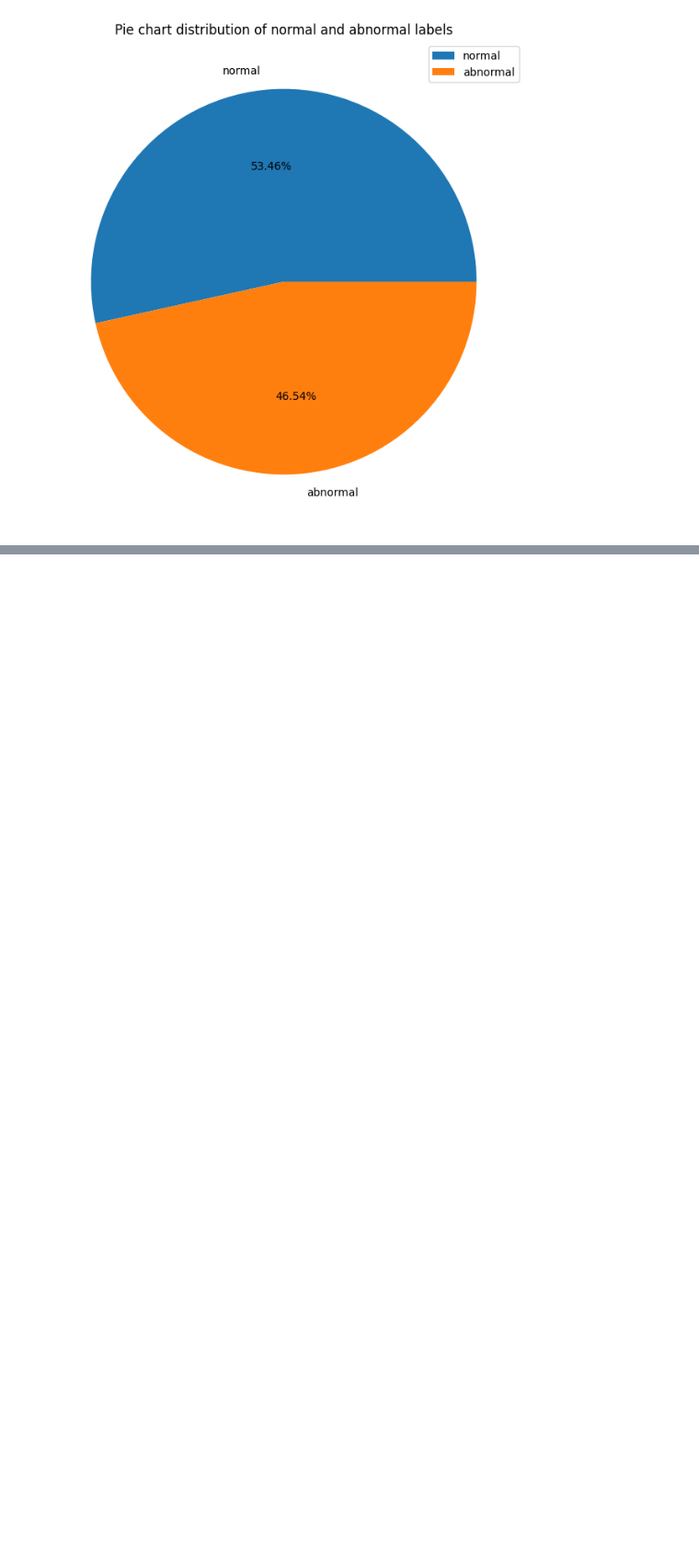
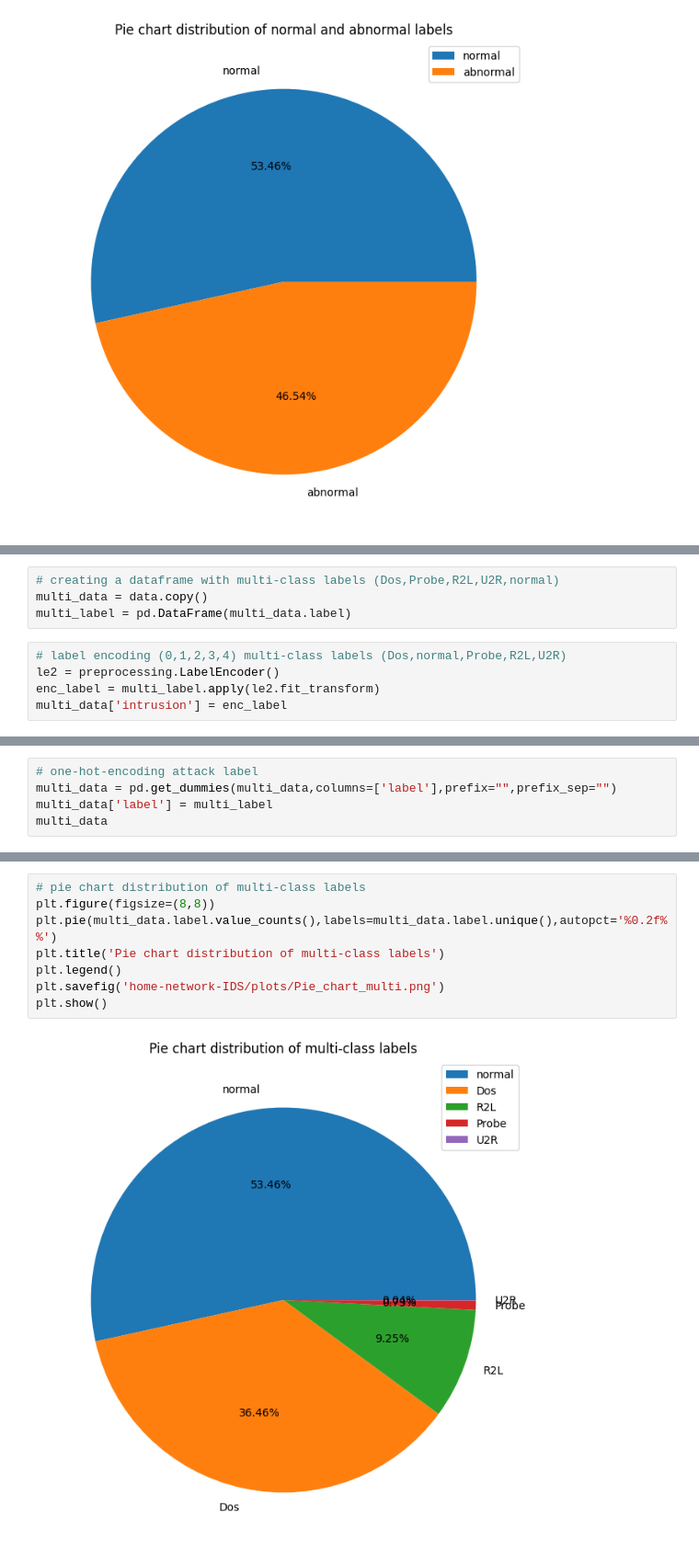
Before and after one commit to samsivabalan/home-network-IDS, a Jupyter notebook: training/main.ipynb, the cells around one changed output, grey strips where cells are left out. Shown at 92% size. Drawn from its saved outputs; the diff is of its cells as text; blank space fills up the shorter version.

```diff
--- a/training/main.ipynb
+++ b/training/main.ipynb
@@ -268,0 +265,9 @@ plt.show()
+# %%
+# creating a dataframe with multi-class labels (Dos,Probe,R2L,U2R,normal)
+multi_data = data.copy()
+multi_label = pd.DataFrame(multi_data.label)
+# %%
+# label encoding (0,1,2,3,4) multi-class labels (Dos,normal,Probe,R2L,U2R)
+le2 = preprocessing.LabelEncoder()
+enc_label = multi_label.apply(le2.fit_transform)
+multi_data['intrusion'] = enc_label
@@ -268,0 +276,5 @@ plt.show()
+# %%
+# one-hot-encoding attack label
+multi_data = pd.get_dummies(multi_data,columns=['label'],prefix="",prefix_sep="")
+multi_data['label'] = multi_label
+multi_data
@@ -268,0 +295,10 @@ plt.show()
+# %%
+# pie chart distribution of multi-class labels
+plt.figure(figsize=(8,8))
+plt.pie(multi_data.label.value_counts(),labels=multi_data.label.unique(),autopct='%0.2f%%')
+plt.title('Pie chart distribution of multi-class labels')
+plt.legend()
+plt.savefig('home-network-IDS/plots/Pie_chart_multi.png')
+plt.show()
+# %% [output]
+[figure, added]
```
Also changed, not shown: parts of 15 cells of this notebook.
